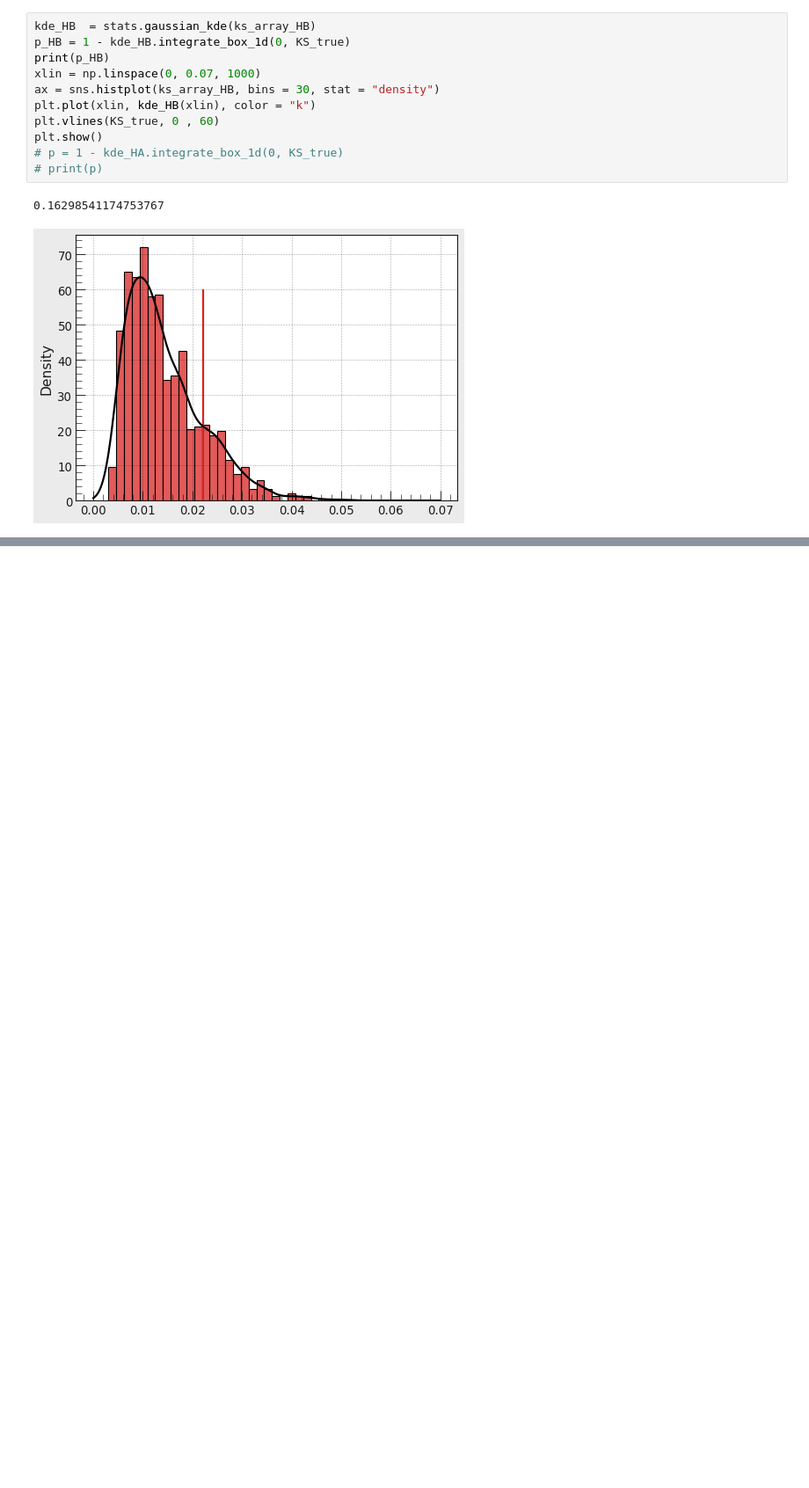
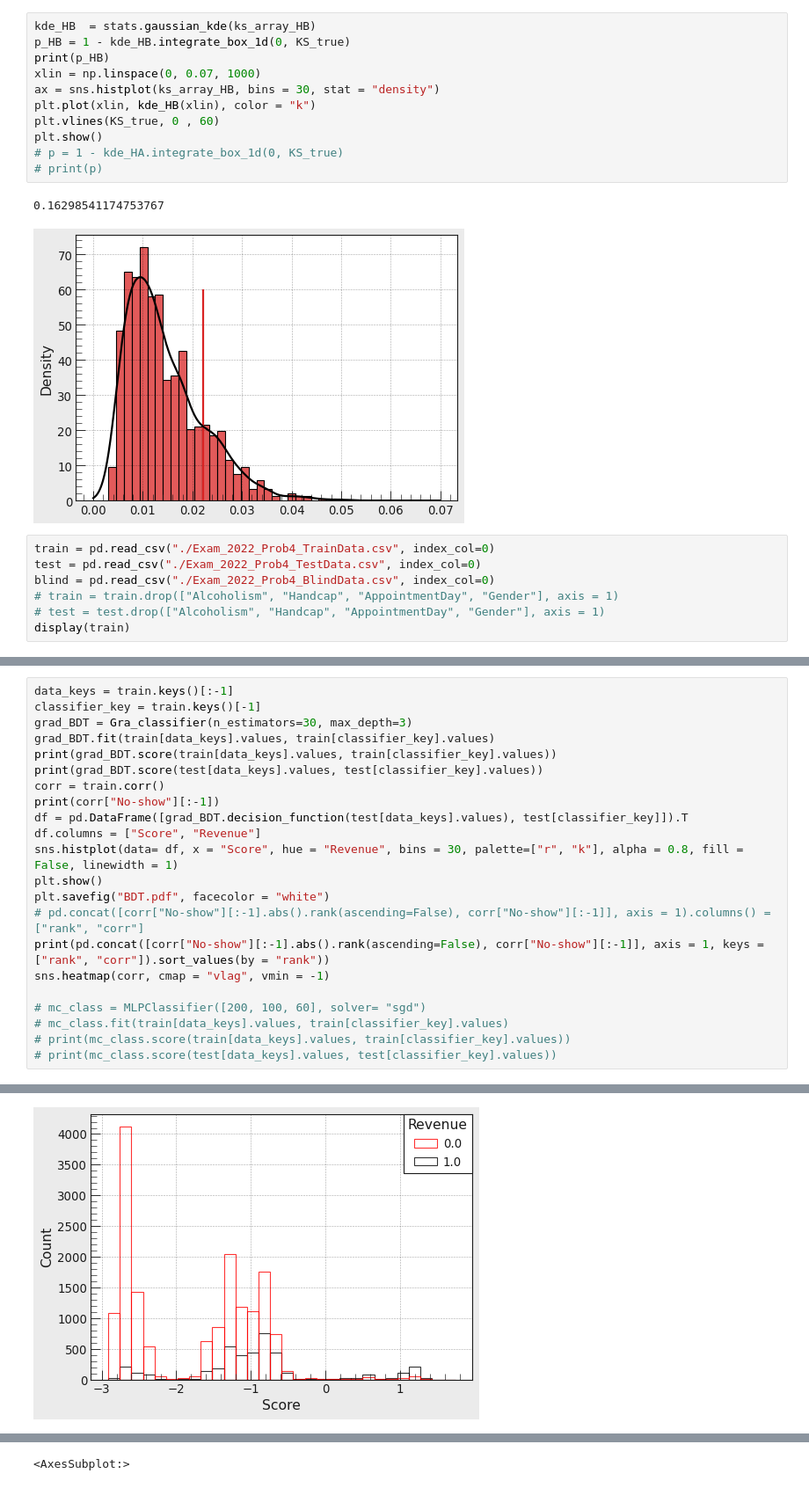
Before and after one commit to PhilKofoed/AMAS2023, a Jupyter notebook: Philip/Exam 2023/old_exam_solution.ipynb, the cells around one changed output, grey strips where cells are left out. Shown: that part at 88% size. Drawn from its saved outputs; the diff is of its cells as text; blank space fills up the shorter version.

```diff
--- a/Philip/Exam 2023/old_exam_solution.ipynb
+++ b/Philip/Exam 2023/old_exam_solution.ipynb
@@ -513,3 +517,10 @@ plt.show()
 # %% [output]
 0.16298541174753767
 [figure]
+# %%
+train = pd.read_csv("./Exam_2022_Prob4_TrainData.csv", index_col=0)
+test = pd.read_csv("./Exam_2022_Prob4_TestData.csv", index_col=0)
+blind = pd.read_csv("./Exam_2022_Prob4_BlindData.csv", index_col=0)
+# train = train.drop(["Alcoholism", "Handcap", "AppointmentDay", "Gender"], axis = 1)
+# test = test.drop(["Alcoholism", "Handcap", "AppointmentDay", "Gender"], axis = 1)
+display(train)
@@ -515,0 +542,23 @@ plt.show()
+# %%
+data_keys = train.keys()[:-1]
+classifier_key = train.keys()[-1]
+grad_BDT = Gra_classifier(n_estimators=30, max_depth=3)
+grad_BDT.fit(train[data_keys].values, train[classifier_key].values)
+print(grad_BDT.score(train[data_keys].values, train[classifier_key].values))
+print(grad_BDT.score(test[data_keys].values, test[classifier_key].values))
+corr = train.corr()
+print(corr["No-show"][:-1])
+df = pd.DataFrame([grad_BDT.decision_function(test[data_keys].values), test[classifier_key]]).T
+df.columns = ["Score", "Revenue"]
+sns.histplot(data= df, x = "Score", hue = "Revenue", bins = 30, palette=["r", "k"], alpha = 0.8, fill = False, linewidth = 1)
+plt.show()
+plt.savefig("BDT.pdf", facecolor = "white")
+# pd.concat([corr["No-show"][:-1].abs().rank(ascending=False), corr["No-show"][:-1]], axis = 1).columns() = ["rank", "corr"]
+print(pd.concat([corr["No-show"][:-1].abs().rank(ascending=False), corr["No-show"][:-1]], axis = 1, keys = ["rank", "corr"]).sort_values(by = "rank"))
+sns.heatmap(corr, cmap = "vlag", vmin = -1)
+
+# mc_class = MLPClassifier([200, 100, 60], solver= "sgd")
+# mc_class.fit(train[data_keys].values, train[classifier_key].values)
+# print(mc_class.score(train[data_keys].values, train[classifier_key].values))
+# print(mc_class.score(test[data_keys].values, test[classifier_key].values))
+# %% [output]
@@ -515,0 +579 @@ plt.show()
+[figure, added]
@@ -515,0 +592 @@ plt.show()
+<AxesSubplot:>
```
Also changed, not shown: parts of 7 cells of this notebook, 1 other file.
